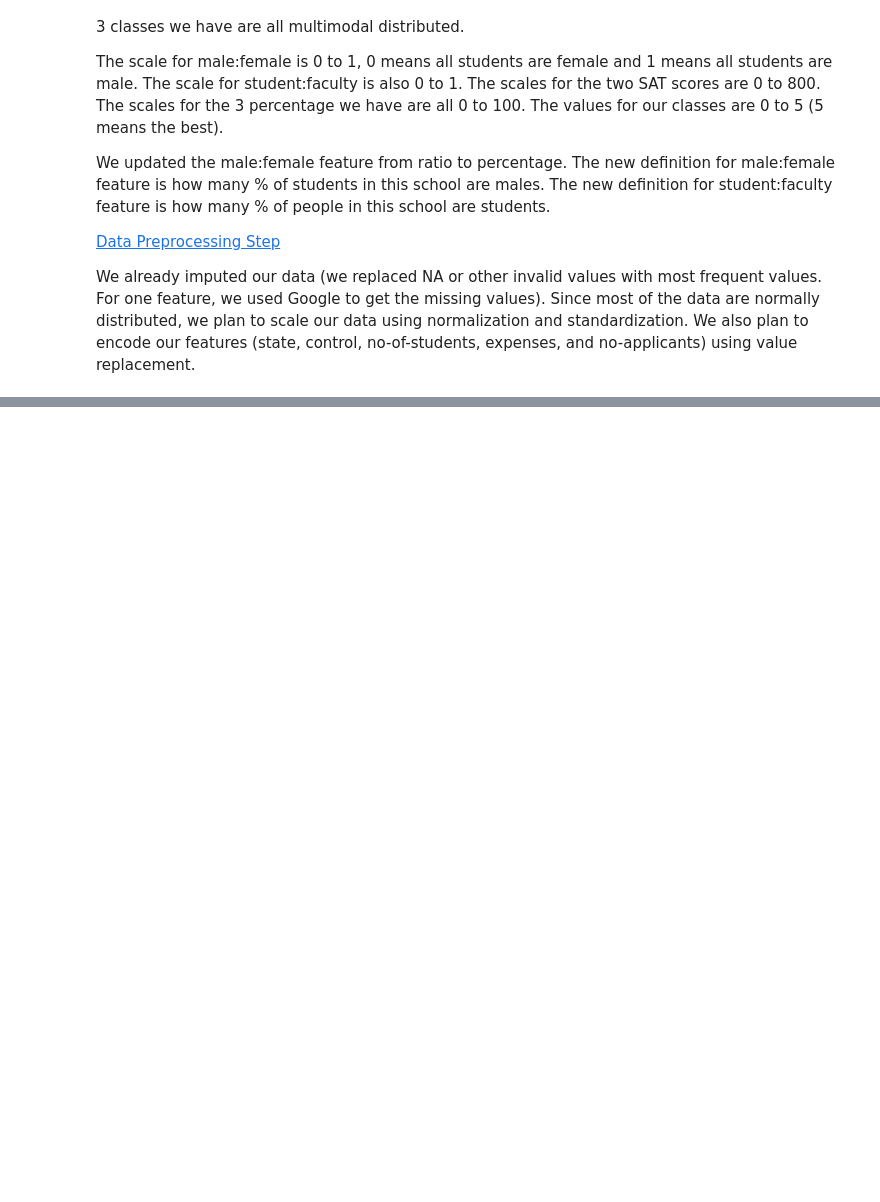
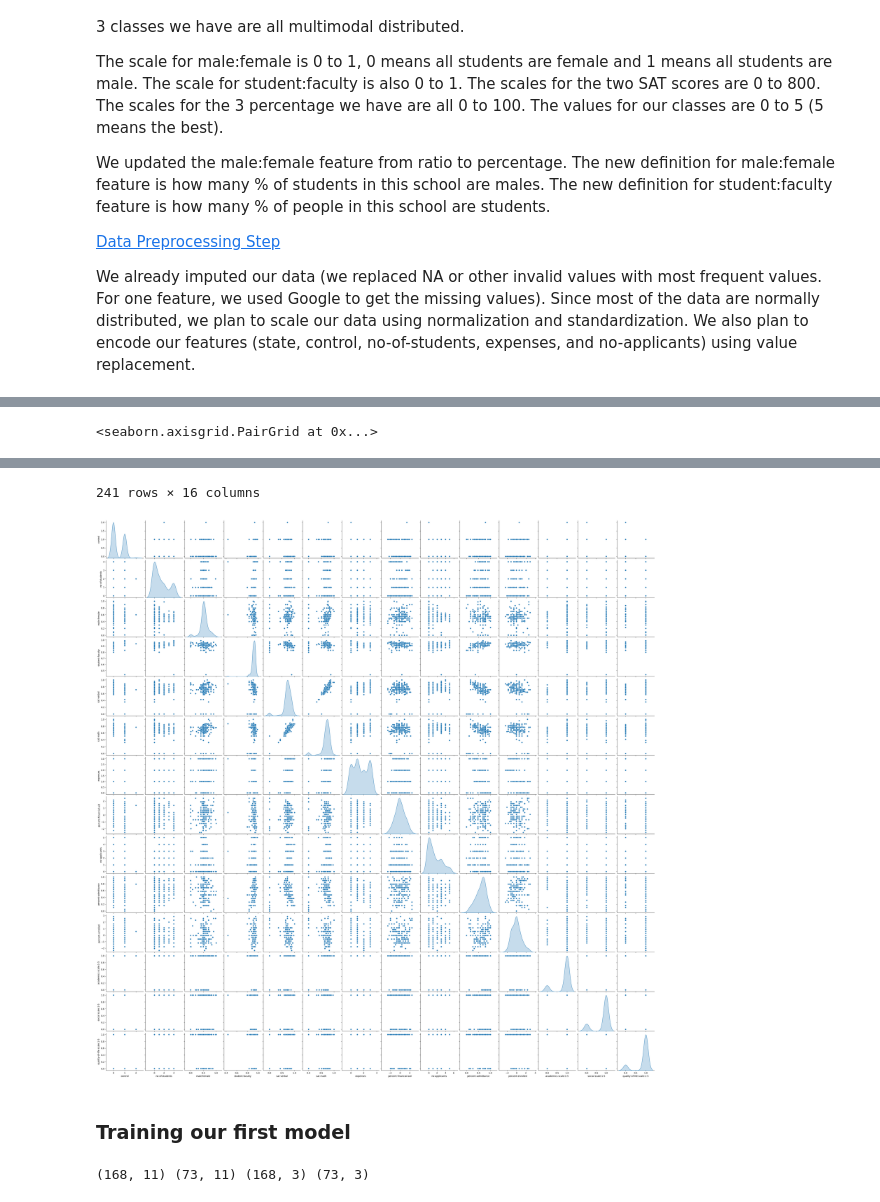
Before and after one commit to judyz01/ecs-171-final-project, a Jupyter notebook: ECS_171_Final.ipynb, the cells around one changed output, grey strips where cells are left out. Cells and saved outputs as stored; diff of their text form; code cells hidden in the pictures; blank space fills up the shorter version.

```diff
--- a/ECS_171_Final.ipynb
+++ b/ECS_171_Final.ipynb
@@ -110,10 +110,10 @@ quality-of-life scale:1-5 (nan)
 # %%
 # We will fix this manually (from Google)
 # hofstra is private
-# university-of-michigan #0 is public
+# university-of-michigan #0 is state
 display(df[df['control'].isna()])
 df.loc['hofstra','control'] = 'private'
-df.loc['university-of-michigan0','control'] = 'public'
+df.loc['university-of-michigan0','control'] = 'state'
 
 
 # We will replace it with ratio:10:1 (most freq)
@@ -353,0 +359,11 @@ We already imputed our data (we replaced NA or other invalid values with most fr
+# %%
+from sklearn.preprocessing import MinMaxScaler
+from sklearn.preprocessing import StandardScaler
+
+scaler = MinMaxScaler()
+df[['sat verbal', 'sat math', 'percent-admittance']] = scaler.fit_transform(df[['sat verbal', 'sat math','percent-admittance']])
+
+scaler = StandardScaler()
+df[['percent-financial-aid', 'percent-enrolled']] = scaler.fit_transform(df[['percent-financial-aid', 'percent-enrolled']])
+
+df
@@ -353,0 +399,20 @@ We already imputed our data (we replaced NA or other invalid values with most fr
+# %%
+control = {'private': 0, 'state': 1, 'city': 2}
+no_of_students = {'thous:5-': 0, 'thous:5-10': 1, 'thous:10-15': 2, 'thous:15-20': 3, 'thous:20+': 4}
+expenses = {'thous$:4-': 0, 'thous$:4-7': 1, 'thous$:7-10': 2, 'thous$:10+': 3}
+no_applicants = {'thous:4-': 0, 'thous:4-7': 1, 'thous:7-10': 2, 'thous:10-13': 3, 'thous:13-17': 4, 'thous:17+': 5}
+
+df['control'] = df['control'].apply(lambda x: control[x])
+df['no-of-students'] = df['no-of-students'].apply(lambda x: no_of_students[x])
+df['expenses'] = df['expenses'].apply(lambda x: expenses[x])
+df['no-applicants'] = df['no-applicants'].apply(lambda x: no_applicants[x])
+
+df['academics scale:1-5'] = df['academics scale:1-5'].apply(lambda x: 1 if x >= 3 else 0)
+df['social scale:1-5'] = df['social scale:1-5'].apply(lambda x: 1 if x >= 3 else 0)
+df['quality-of-life scale:1-5'] = df['quality-of-life scale:1-5'].apply(lambda x: 1 if x >= 3 else 0)
+
+display(sns.pairplot(df, diag_kind='kde'))
+
+df
+# %% [output]
+<seaborn.axisgrid.PairGrid at 0x...>
@@ -353,0 +431,16 @@ We already imputed our data (we replaced NA or other invalid values with most fr
+241 rows × 16 columns
+[figure, added]
+# %% [markdown]
+### Training our first model
+# %%
+from sklearn.model_selection import train_test_split
+
+# X = df[['sat math', 'sat verbal']]
+X = df.copy().drop(columns=['name', 'state', 'academics scale:1-5', 'social scale:1-5', 'quality-of-life scale:1-5'])
+y = df[['academics scale:1-5', 'social scale:1-5', 'quality-of-life scale:1-5']]
+
+X_train, X_test, y_train, y_test = train_test_split(X, y, test_size=0.3, random_state=6)
+
+print(X_train.shape, X_test.shape, y_train.shape, y_test.shape)
+# %% [output]
+(168, 11) (73, 11) (168, 3) (73, 3)
```
Also changed, not shown: parts of 7 cells of this notebook, 1 other file.
